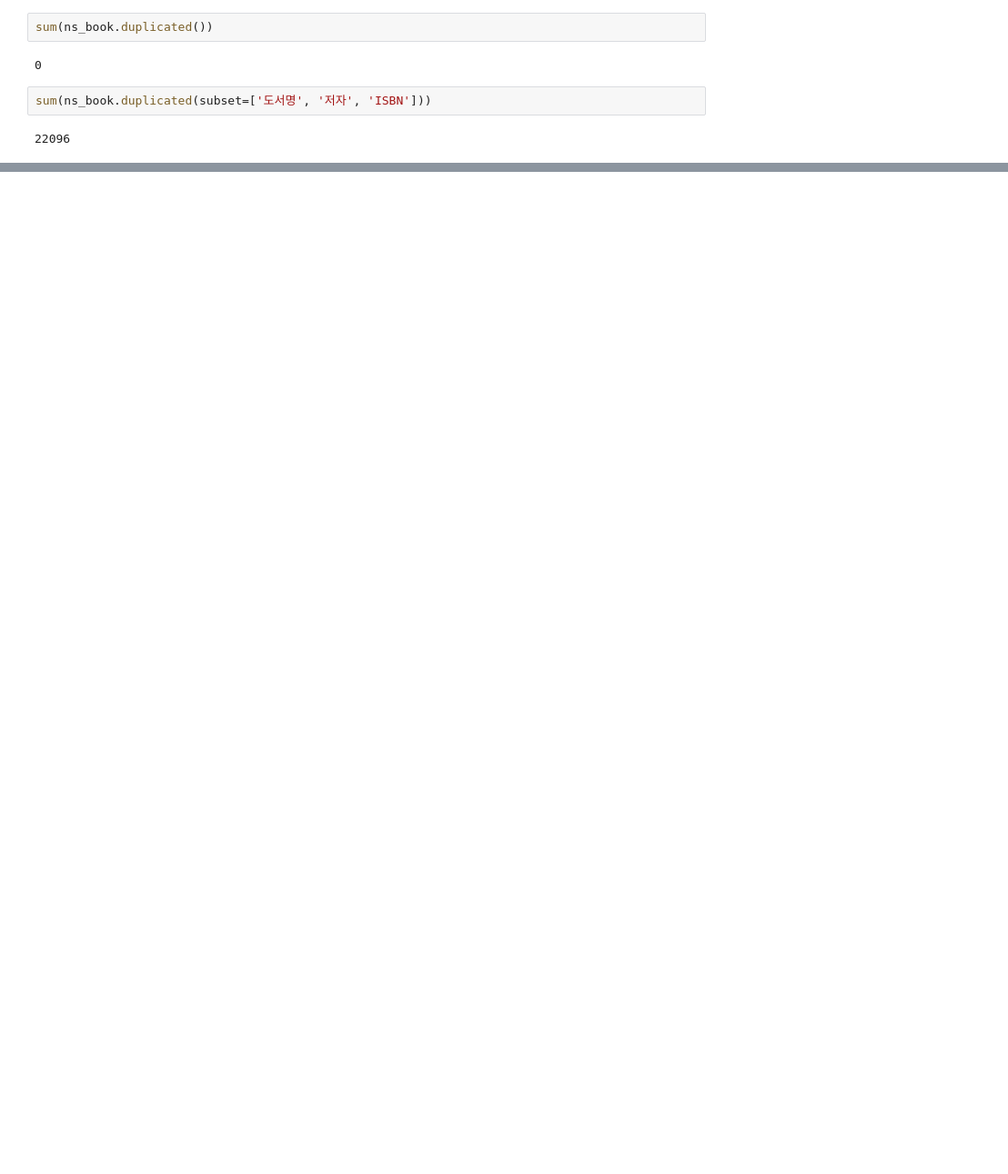
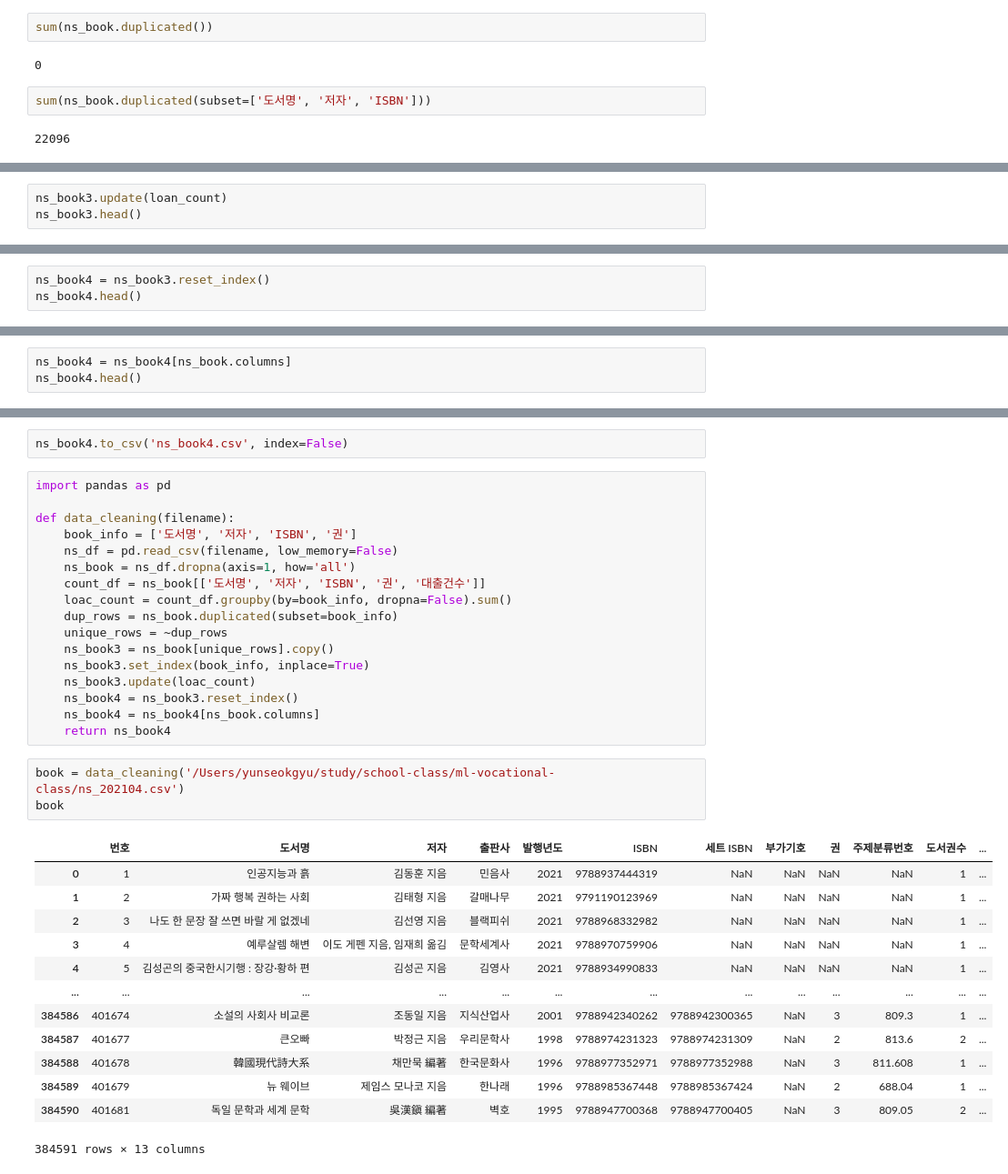
Before and after one commit to SeokgyuYun/Machine-Learning-Study, a Jupyter notebook: 20230328.ipynb, the cells around one changed output, grey strips where cells are left out. Shown: that part at 91% size. Saved outputs shown, nothing was run; the diff lists cells and outputs as text; blank space fills up the shorter version.

```diff
--- a/20230328.ipynb
+++ b/20230328.ipynb
@@ -179,0 +256,3 @@ ns_book3.head()
+# %%
+ns_book3.update(loan_count)
+ns_book3.head()
@@ -179,0 +267,3 @@ ns_book3.head()
+# %%
+ns_book4 = ns_book3.reset_index()
+ns_book4.head()
@@ -179,0 +285,3 @@ ns_book3.head()
+# %%
+ns_book4 = ns_book4[ns_book.columns]
+ns_book4.head()
@@ -179,0 +295,36 @@ ns_book3.head()
+# %%
+ns_book4.to_csv('ns_book4.csv', index=False)
+# %%
+import pandas as pd
+
+def data_cleaning(filename):
+    book_info = ['도서명', '저자', 'ISBN', '권']
+    ns_df = pd.read_csv(filename, low_memory=False)
+    ns_book = ns_df.dropna(axis=1, how='all')
+    count_df = ns_book[['도서명', '저자', 'ISBN', '권', '대출건수']]
+    loac_count = count_df.groupby(by=book_info, dropna=False).sum()
+    dup_rows = ns_book.duplicated(subset=book_info)
+    unique_rows = ~dup_rows
+    ns_book3 = ns_book[unique_rows].copy()
+    ns_book3.set_index(book_info, inplace=True)
+    ns_book3.update(loac_count)
+    ns_book4 = ns_book3.reset_index()
+    ns_book4 = ns_book4[ns_book.columns]
+    return ns_book4
+# %%
+book = data_cleaning('/Users/yunseokgyu/study/school-class/ml-vocational-class/ns_202104.csv')
+book
+# %% [output]
+|  | 번호 | 도서명 | 저자 | 출판사 | 발행년도 | ISBN | 세트 ISBN | 부가기호 | 권 | 주제분류번호 | 도서권수 | ... |
+| 0 | 1 | 인공지능과 흙 | 김동훈 지음 | 민음사 | 2021 | 9788937444319 | NaN | NaN | NaN | NaN | 1 | ... |
+| 1 | 2 | 가짜 행복 권하는 사회 | 김태형 지음 | 갈매나무 | 2021 | 9791190123969 | NaN | NaN | NaN | NaN | 1 | ... |
+| 2 | 3 | 나도 한 문장 잘 쓰면 바랄 게 없겠네 | 김선영 지음 | 블랙피쉬 | 2021 | 9788968332982 | NaN | NaN | NaN | NaN | 1 | ... |
+| 3 | 4 | 예루살렘 해변 | 이도 게펜 지음, 임재희 옮김 | 문학세계사 | 2021 | 9788970759906 | NaN | NaN | NaN | NaN | 1 | ... |
+| 4 | 5 | 김성곤의 중국한시기행 : 장강·황하 편 | 김성곤 지음 | 김영사 | 2021 | 9788934990833 | NaN | NaN | NaN | NaN | 1 | ... |
+| ... | ... | ... | ... | ... | ... | ... | ... | ... | ... | ... | ... | ... |
+| 384586 | 401674 | 소설의 사회사 비교론 | 조동일 지음 | 지식산업사 | 2001 | 9788942340262 | 9788942300365 | NaN | 3 | 809.3 | 1 | ... |
+| 384587 | 401677 | 큰오빠 | 박정근 지음 | 우리문학사 | 1998 | 9788974231323 | 9788974231309 | NaN | 2 | 813.6 | 2 | ... |
+| 384588 | 401678 | 韓國現代詩大系 | 채만묵 編著 | 한국문화사 | 1996 | 9788977352971 | 9788977352988 | NaN | 3 | 811.608 | 1 | ... |
+| 384589 | 401679 | 뉴 웨이브 | 제임스 모나코 지음 | 한나래 | 1996 | 9788985367448 | 9788985367424 | NaN | 2 | 688.04 | 1 | ... |
+| 384590 | 401681 | 독일 문학과 세계 문학 | 吳漢鎭 編著 | 벽호 | 1995 | 9788947700368 | 9788947700405 | NaN | 3 | 809.05 | 2 | ... |
+384591 rows × 13 columns
```
Also changed, not shown: parts of 14 cells of this notebook.
